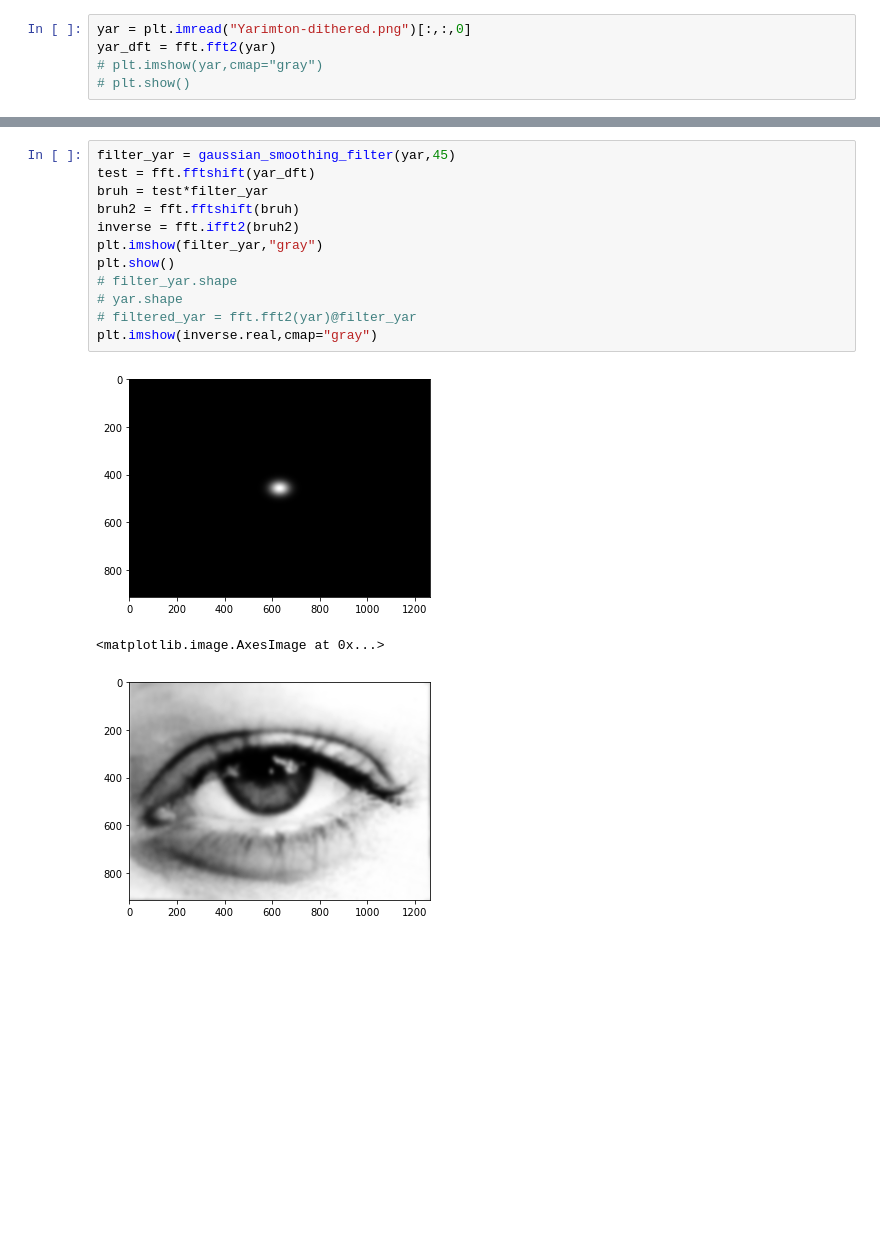
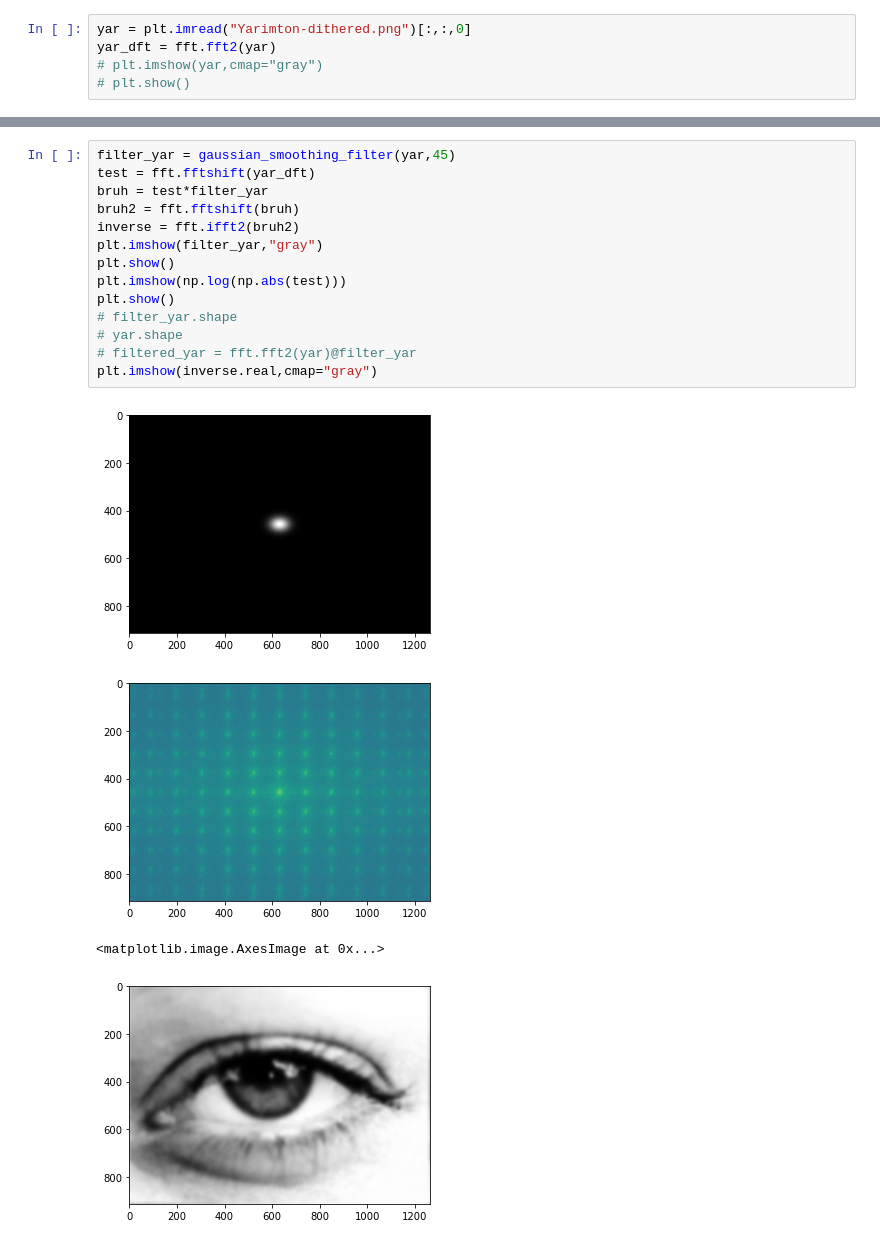
Before and after one commit to EmilKofoed/Prosjekt2-nummat, a Jupyter notebook: notebook.ipynb, the cells around one changed output, grey strips where cells are left out. Saved outputs shown, nothing was run; the diff lists cells and outputs as text; blank space fills up the shorter version.

```diff
--- a/notebook.ipynb
+++ b/notebook.ipynb
@@ -440,16 +442,19 @@ def smoothing_filter(img, r):
 # %%
 filter_yar = gaussian_smoothing_filter(yar,45)
 test = fft.fftshift(yar_dft)
 bruh = test*filter_yar
 bruh2 = fft.fftshift(bruh)
 inverse = fft.ifft2(bruh2)
 plt.imshow(filter_yar,"gray")
 plt.show()
+plt.imshow(np.log(np.abs(test)))
+plt.show()
 # filter_yar.shape
 # yar.shape
 # filtered_yar = fft.fft2(yar)@filter_yar
 plt.imshow(inverse.real,cmap="gray")
 # %% [output]
 [figure]
+[figure, new version]
 <matplotlib.image.AxesImage at 0x...>
-[figure, old version]
+[figure, added]
```
Also changed, not shown: parts of 3 cells of this notebook.
